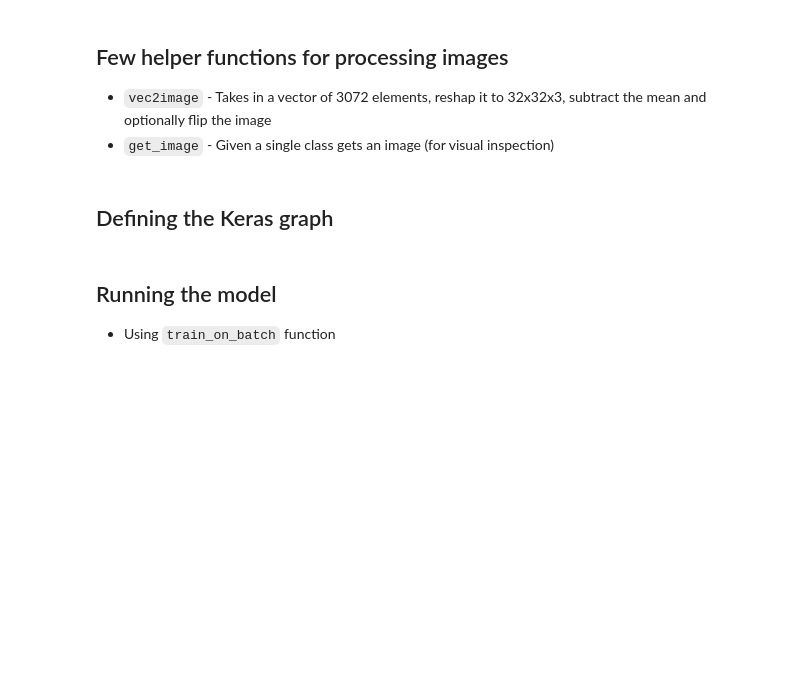
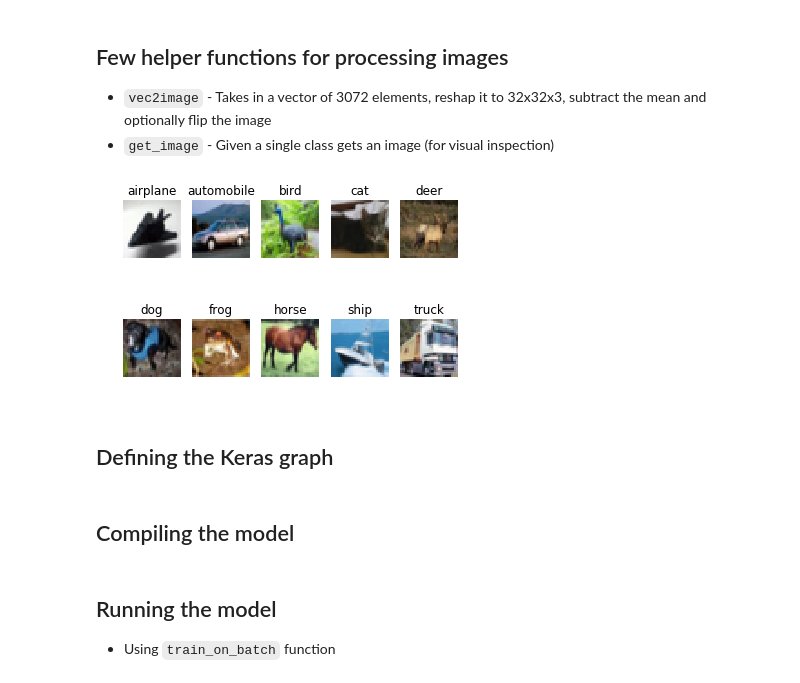
Before and after one commit to thushv89/tekbac_deeplearning_course_exercises, a Jupyter notebook: ch2/exercise_cnn_keras.ipynb, the cells around one changed output. Saved outputs shown, nothing was run; the diff lists cells and outputs as text; code cells hidden in the pictures; blank space fills up the shorter version.

```diff
--- a/ch2/exercise_cnn_keras.ipynb
+++ b/ch2/exercise_cnn_keras.ipynb
@@ -98,33 +94,36 @@ def vec2image(image_vec, normalize=False, global_mean=None, flip=False):
 def get_image(file, class_label):
     """ Given a class get an image """
     with open(file, 'rb') as fo:
         dict = pickle.load(fo, encoding='bytes')
 
     for image_vec, label in zip(dict[b"data"], dict[b"labels"]):
         if label==class_label:
             img_mat = vec2image(image_vec)
             return img_mat
         else:
             continue
     return None
 
 def get_label_to_name_map(file):
     """ Get a list of label names in the data """
     with open(file, 'rb') as f:
         label_dict = pickle.load(f, encoding='bytes')
         return [str(v,'utf-8') for v in label_dict[b"label_names"]]
 
     return None
 
 # file batches.meta for label to string map
 label_map = get_label_to_name_map(os.path.join('cifar10', 'cifar-10-batches-py', 'batches.meta'))
 
 plt.subplots(2,5)
 for cls in range(10):
-    img = get_image(os.path.join('cifar10', 'cifar-10-batches-py', 'data_batch_1'), cls)
+    img = get_image(
+        os.path.join('cifar10', 'cifar-10-batches-py', 'data_batch_1'), cls)
     plt.subplot(2,5,cls+1)
     plt.imshow(img)
     plt.title(label_map[cls])
     plt.axis('off')
+# %% [output]
+[figure, added]
 # %% [markdown]
 ## Defining the Keras graph
@@ -135,0 +172,2 @@ K.clear_session()
+# %% [markdown]
+## Compiling the model
```
Also changed, not shown: parts of 9 cells of this notebook, 7 other files.
